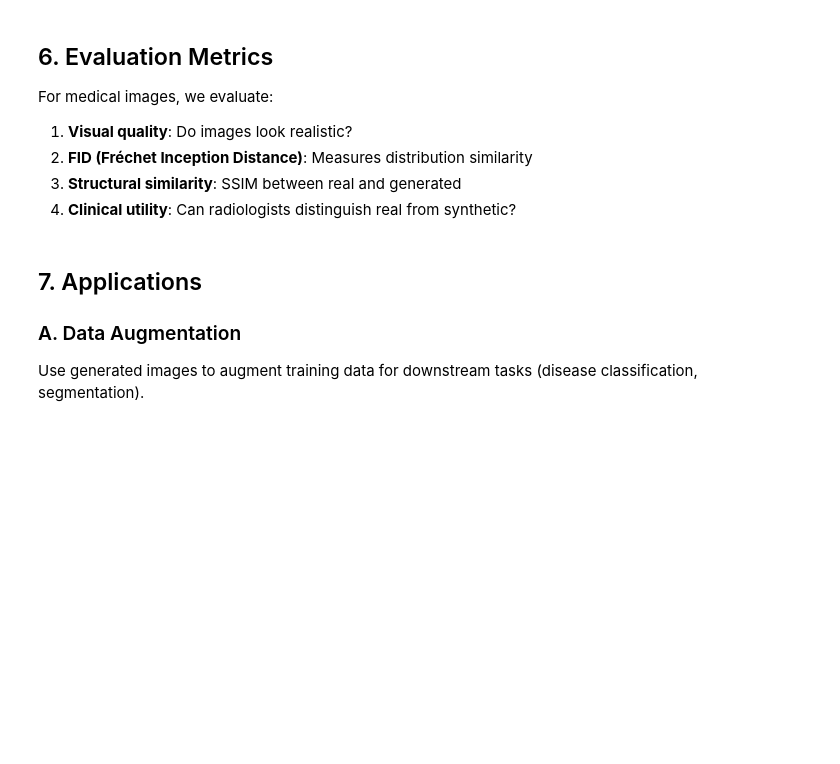
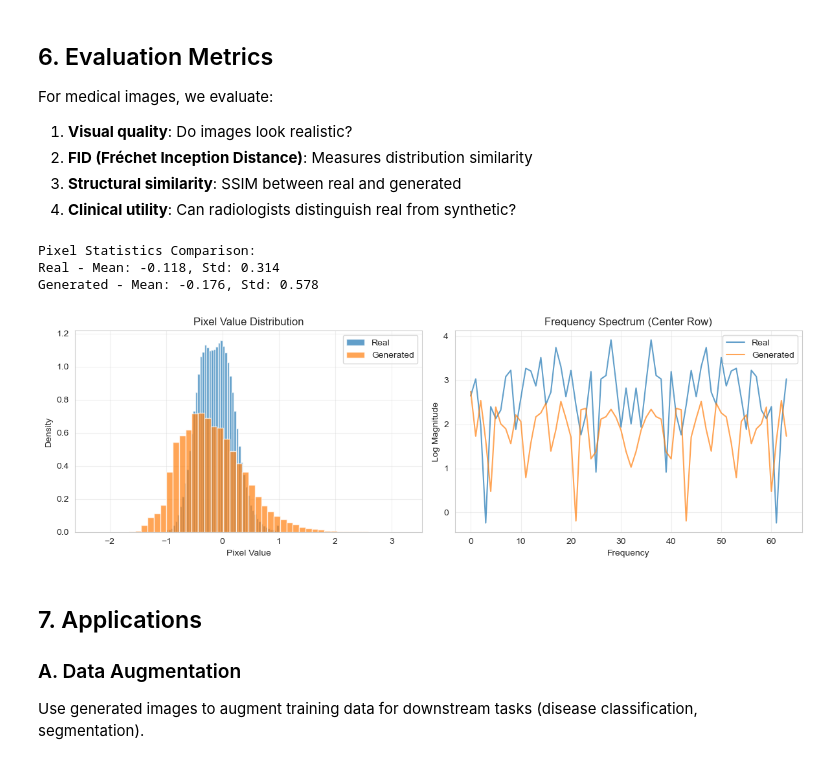
Before and after one commit to pleiadian53/genai-lab, a Jupyter notebook: notebooks/diffusion/03_medical_imaging_diffusion/03_medical_imaging_diffusion.ipynb, the cells around one changed output. Saved outputs shown, nothing was run; the diff lists cells and outputs as text; code cells hidden in the pictures; blank space fills up the shorter version.

```diff
--- a/notebooks/diffusion/03_medical_imaging_diffusion/03_medical_imaging_diffusion.ipynb
+++ b/notebooks/diffusion/03_medical_imaging_diffusion/03_medical_imaging_diffusion.ipynb
@@ -515,35 +541,43 @@ For medical images, we evaluate:
 real_images = np.array([dataset[i].squeeze().numpy() for i in range(100)])
 gen_images = samples[:, 0, :, :]
 
 print("Pixel Statistics Comparison:")
 print(f"Real - Mean: {real_images.mean():.3f}, Std: {real_images.std():.3f}")
 print(f"Generated - Mean: {gen_images.mean():.3f}, Std: {gen_images.std():.3f}")
 
 # Histogram comparison
 fig, axes = plt.subplots(1, 2, figsize=(12, 4))
 
 axes[0].hist(real_images.flatten(), bins=50, alpha=0.7, label='Real', density=True)
 axes[0].hist(gen_images.flatten(), bins=50, alpha=0.7, label='Generated', density=True)
 axes[0].set_xlabel('Pixel Value')
 axes[0].set_ylabel('Density')
 axes[0].set_title('Pixel Value Distribution')
 axes[0].legend()
 axes[0].grid(True, alpha=0.3)
 
 # Power spectrum (frequency analysis)
 real_fft = np.abs(np.fft.fft2(real_images[0]))
 gen_fft = np.abs(np.fft.fft2(gen_images[0]))
 
-axes[1].plot(np.log(real_fft[64, :]), label='Real', alpha=0.7)
-axes[1].plot(np.log(gen_fft[64, :]), label='Generated', alpha=0.7)
+# Use center row index based on actual image size (not hardcoded 64)
+center_row = real_fft.shape[0] // 2
+
+axes[1].plot(np.log(real_fft[center_row, :]), label='Real', alpha=0.7)
+axes[1].plot(np.log(gen_fft[center_row, :]), label='Generated', alpha=0.7)
 axes[1].set_xlabel('Frequency')
 axes[1].set_ylabel('Log Magnitude')
 axes[1].set_title('Frequency Spectrum (Center Row)')
 axes[1].legend()
 axes[1].grid(True, alpha=0.3)
 
 plt.tight_layout()
 plt.show()
+# %% [output]
+Pixel Statistics Comparison:
+Real - Mean: -0.118, Std: 0.314
+Generated - Mean: -0.176, Std: 0.578
+[figure, added]
 # %% [markdown]
 ## 7. Applications
 
```
Also changed, not shown: parts of 11 cells of this notebook, 6 other files.
